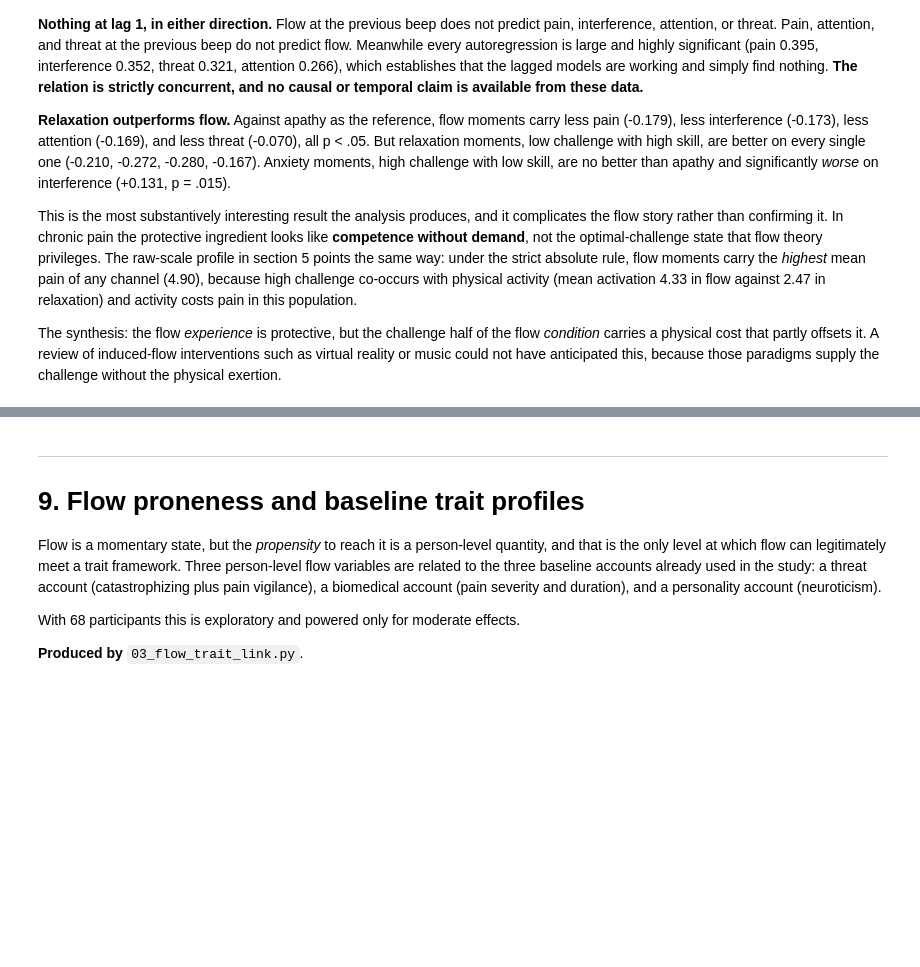
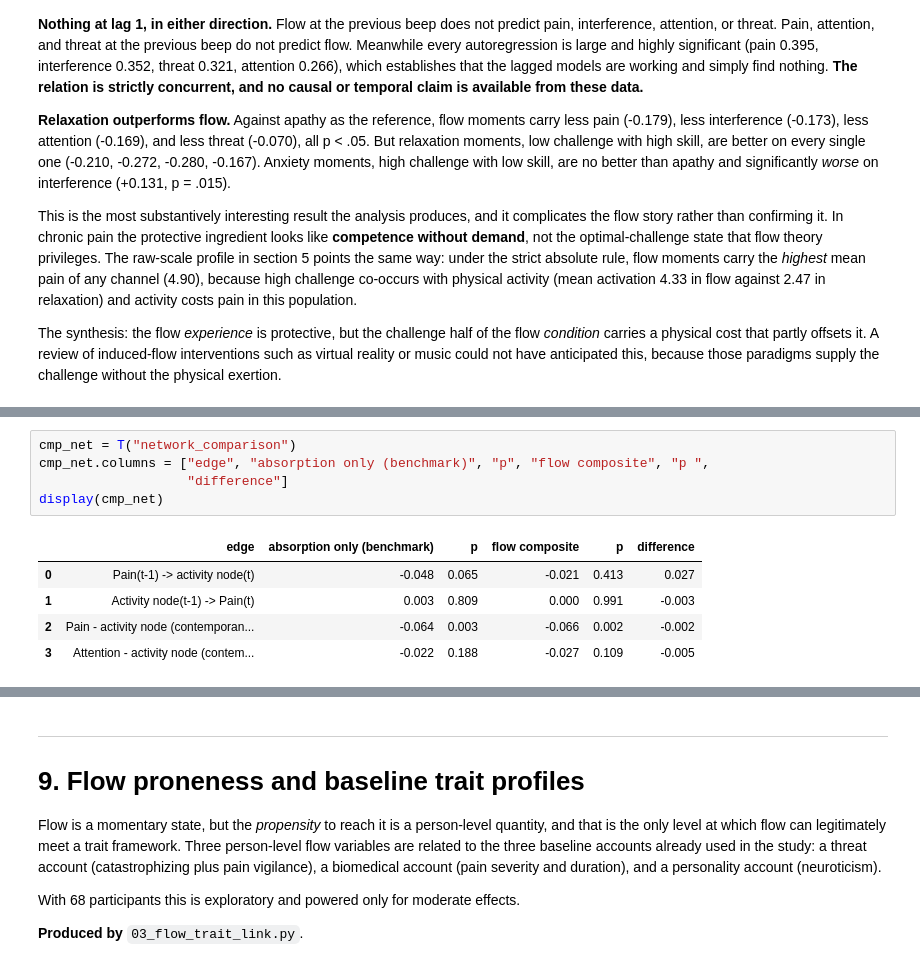
Before and after one commit to stvsever/research_paper_on_chronic_pain_drivers, a Jupyter notebook: src/utils/pipeline/separate/12_flow_states/flow_analysis/analyze_flow.ipynb, the cells around one changed output, grey strips where cells are left out. Drawn from its saved outputs; the diff is of its cells as text; blank space fills up the shorter version.

```diff
--- a/src/utils/pipeline/separate/12_flow_states/flow_analysis/analyze_flow.ipynb
+++ b/src/utils/pipeline/separate/12_flow_states/flow_analysis/analyze_flow.ipynb
@@ -1233,0 +1252,11 @@ challenge without the physical exertion.
+# %%
+cmp_net = T("network_comparison")
+cmp_net.columns = ["edge", "absorption only (benchmark)", "p", "flow composite", "p ",
+                   "difference"]
+display(cmp_net)
+# %% [output]
+|  | edge | absorption only (benchmark) | p | flow composite | p | difference |
+| 0 | Pain(t-1) -> activity node(t) | -0.048 | 0.065 | -0.021 | 0.413 | 0.027 |
+| 1 | Activity node(t-1) -> Pain(t) | 0.003 | 0.809 | 0.000 | 0.991 | -0.003 |
+| 2 | Pain - activity node (contemporan... | -0.064 | 0.003 | -0.066 | 0.002 | -0.002 |
+| 3 | Attention - activity node (contem... | -0.022 | 0.188 | -0.027 | 0.109 | -0.005 |
```
Also changed, not shown: parts of 4 cells of this notebook, 24 other files.
